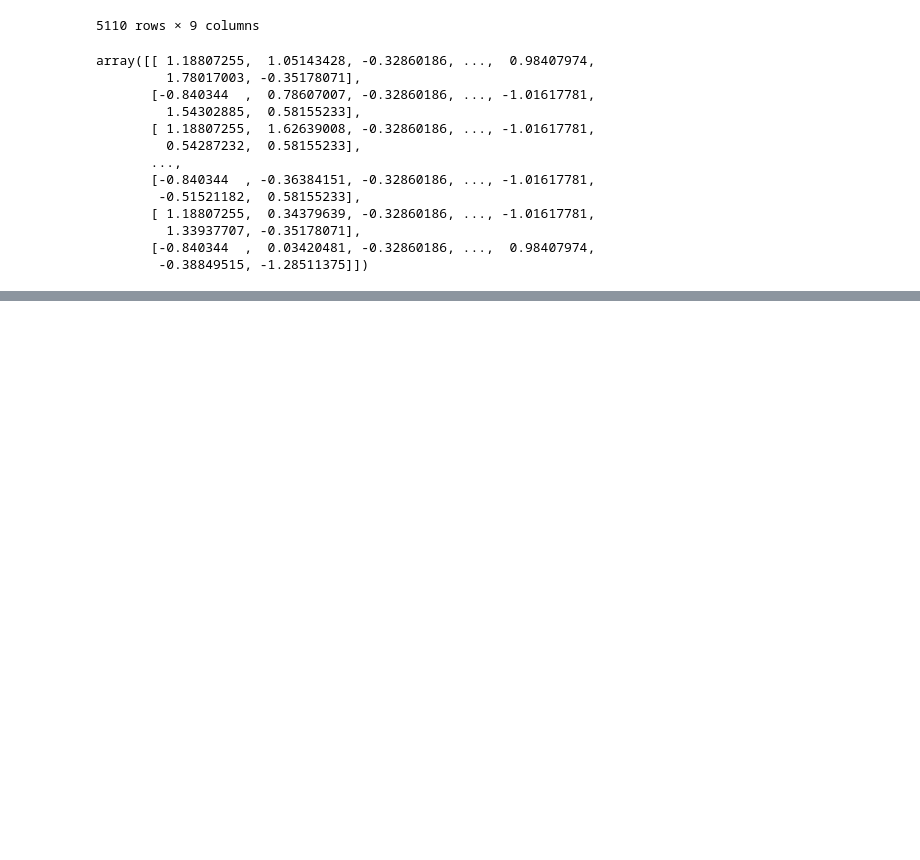
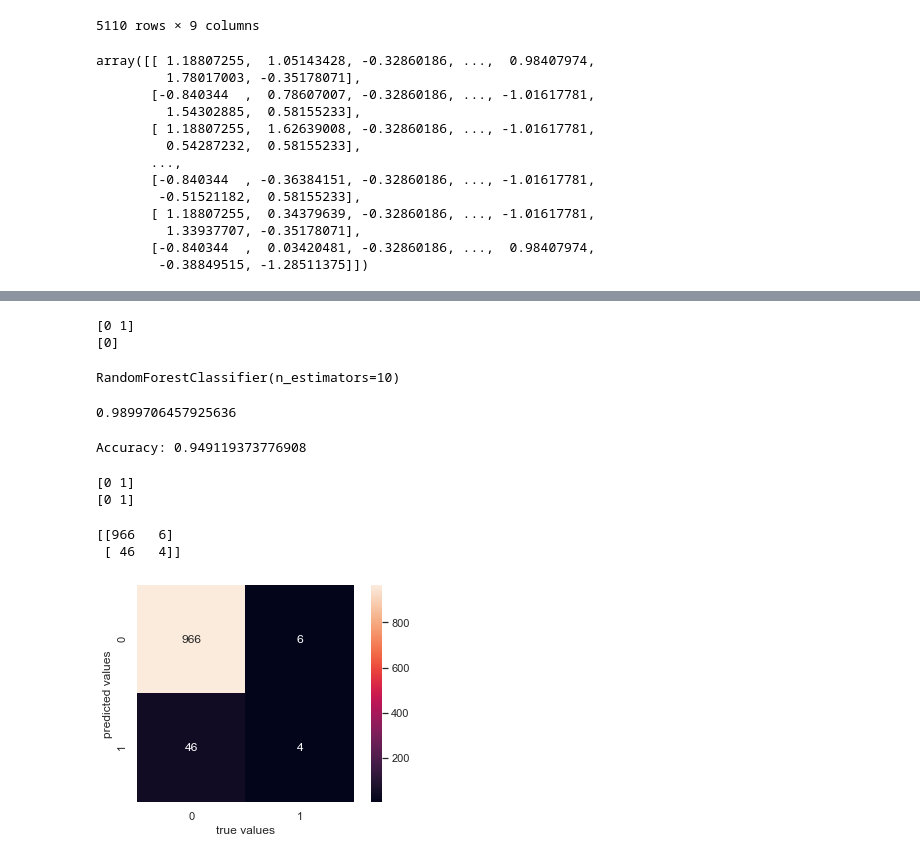
Before and after one commit to Emuolanari/ML_ICA, a Jupyter notebook: Machine Learning ICA .ipynb, the cells around one changed output, grey strips where cells are left out. Cells and saved outputs as stored; diff of their text form; code cells hidden in the pictures; blank space fills up the shorter version.

```diff
--- a/Machine Learning ICA .ipynb
+++ b/Machine Learning ICA .ipynb
@@ -268,0 +294,52 @@ model.score(X_train,y_train)
+# %%
+#from the heatmap above and from printing the result of unique classes from our predictions, we see that all samples
+#were classified as non-stroke and although the model accuracy is high, it seems to always classifies all samples as
+#non-stroke which is not the case in the real world. I will try other models, see how they perform in this situation
+#where we have imbalanced datasets (most of our samples don't have stroke) and also come back to tune this logisitc model
+#and see how differently it performs in a case where this imbalanced data is dealt with.
+print(np.unique(y_test))
+print(np.unique(pred_y))
+# %% [output]
+[0 1]
+[0]
+# %%
+#Using a random forest classifier with 10 trees and bootstrapping enabled so wd use different combinations of features to
+#build each tree to see how this perfroms on the dataset in contrast to my logistic model.
+rf_clf = RandomForestClassifier(n_estimators=10, bootstrap=True)
+# %%
+rf_clf.fit(X_train,y_train)
+# %% [output]
+RandomForestClassifier(n_estimators=10)
+# %%
+rf_clf.score(X_train,y_train)
+# %% [output]
+0.9899706457925636
+# %%
+y_pred = rf_clf.predict(X_test)
+# %%
+from sklearn.metrics import accuracy_score
+print("Accuracy:",accuracy_score(y_test, y_pred))
+# %% [output]
+Accuracy: 0.949119373776908
+# %%
+#Unlike the logistic model, using random forest has a higher accuracy on the data and classifies some samples as also
+#having stroke
+print(np.unique(y_test))
+print(np.unique(y_pred))
+# %% [output]
+[0 1]
+[0 1]
+# %%
+#using a confusion matrix to see how many of our predictions were correct on the test set using random forest
+r_cm = confusion_matrix(y_test, y_pred)
+print(r_cm)
+# %% [output]
+[[966   6]
+ [ 46   4]]
+# %%
+#using a heatmap to make the results from the confusion matrix more readable
+sns.heatmap(r_cm,square=True,annot=True,fmt='d',cbar='True')
+plt.xlabel('true values')
+plt.ylabel('predicted values');
+# %% [output]
+[figure, added]
```
Also changed, not shown: parts of 12 cells of this notebook.
